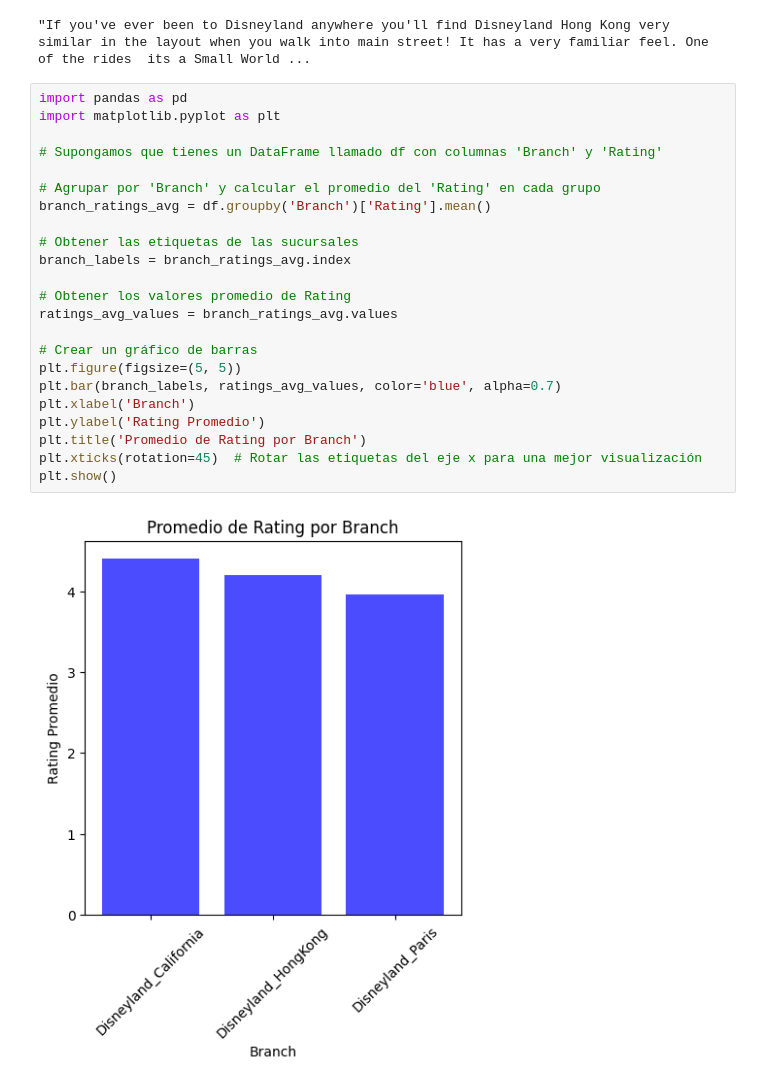
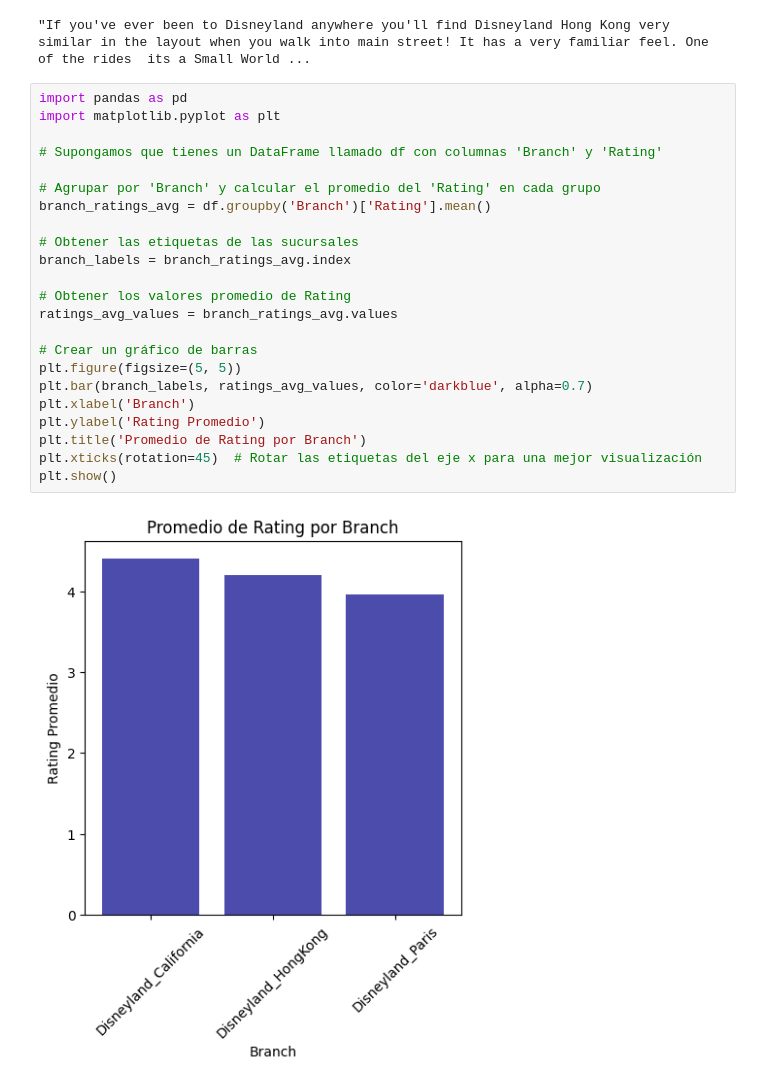
Before and after one commit to srosati/TP_NLP, a Jupyter notebook: main.ipynb, the cells around one changed output. Saved outputs shown, nothing was run; the diff lists cells and outputs as text.

Commit message:
feat: Readme & Colors

```diff
--- a/main.ipynb
+++ b/main.ipynb
@@ -427,25 +427,25 @@ df["Review_Text"][0]
 # %%
 import pandas as pd
 import matplotlib.pyplot as plt
 
 # Supongamos que tienes un DataFrame llamado df con columnas 'Branch' y 'Rating'
 
 # Agrupar por 'Branch' y calcular el promedio del 'Rating' en cada grupo
 branch_ratings_avg = df.groupby('Branch')['Rating'].mean()
 
 # Obtener las etiquetas de las sucursales
 branch_labels = branch_ratings_avg.index
 
 # Obtener los valores promedio de Rating
 ratings_avg_values = branch_ratings_avg.values
 
 # Crear un gráfico de barras
 plt.figure(figsize=(5, 5))
-plt.bar(branch_labels, ratings_avg_values, color='blue', alpha=0.7)
+plt.bar(branch_labels, ratings_avg_values, color='darkblue', alpha=0.7)
 plt.xlabel('Branch')
 plt.ylabel('Rating Promedio')
 plt.title('Promedio de Rating por Branch')
 plt.xticks(rotation=45)  # Rotar las etiquetas del eje x para una mejor visualización
 plt.show()
 # %% [output]
-[figure, old version]
+[figure, new version]
```
Also changed, not shown: 1 other file.
